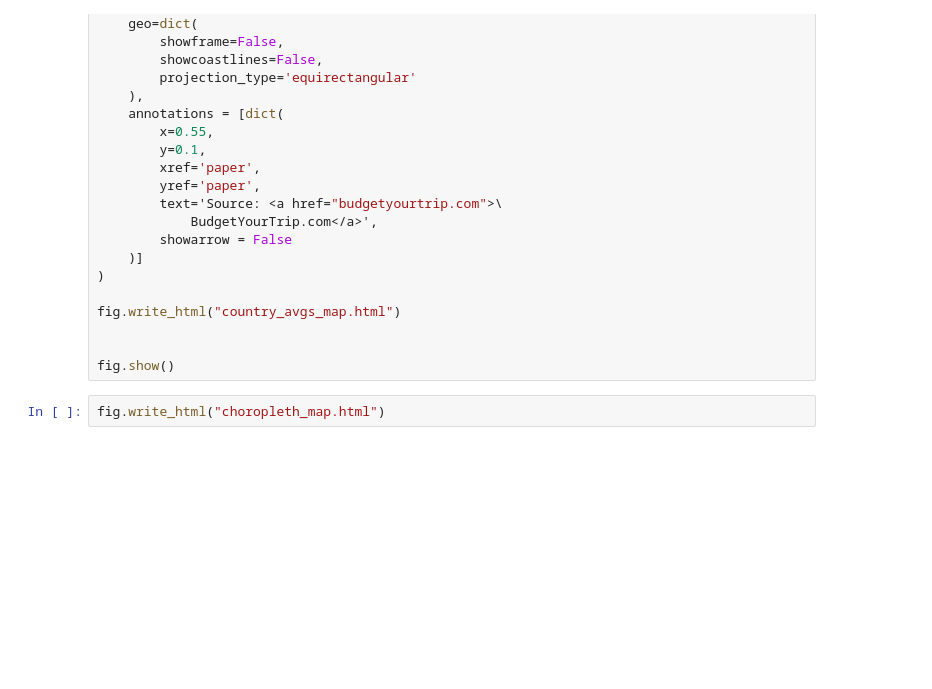
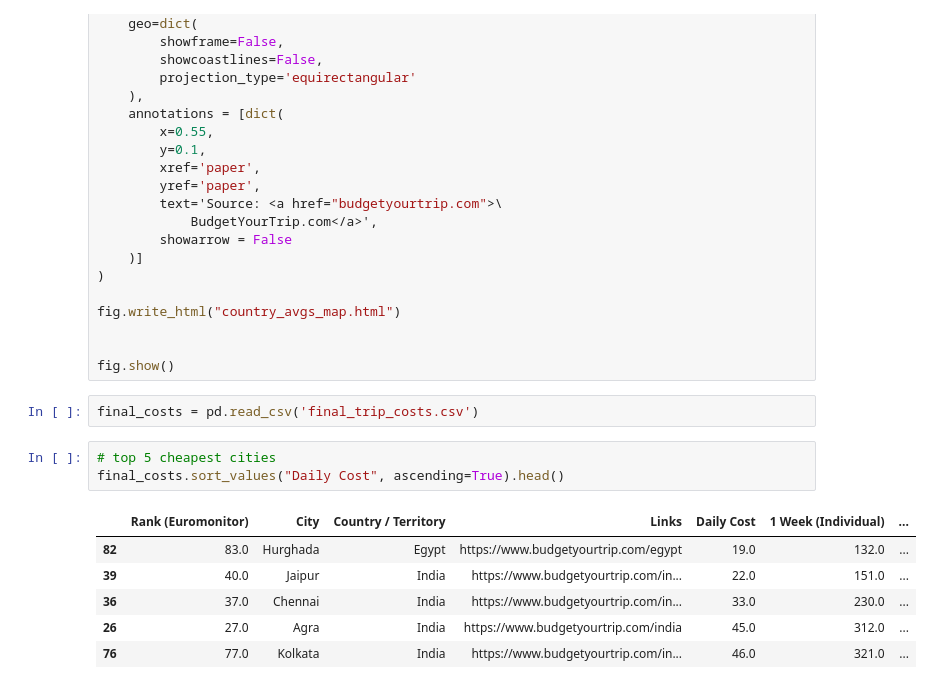
Before and after one commit to juneferre/travel_costs, a Jupyter notebook: analysis.ipynb, the cells around one changed output. Cells and saved outputs as stored; diff of their text form; blank space fills up the shorter version.

```diff
--- a/analysis.ipynb
+++ b/analysis.ipynb
@@ -52,5 +52,15 @@ fig.write_html("country_avgs_map.html")
 
 
 fig.show()
-# %%
-fig.write_html("choropleth_map.html")
+# %%
+final_costs = pd.read_csv('final_trip_costs.csv')
+# %%
+# top 5 cheapest cities
+final_costs.sort_values("Daily Cost", ascending=True).head()
+# %% [output]
+|  | Rank (Euromonitor) | City | Country / Territory | Links | Daily Cost | 1 Week (Individual) | ... |
+| 82 | 83.0 | Hurghada | Egypt | https://www.budgetyourtrip.com/egypt | 19.0 | 132.0 | ... |
+| 39 | 40.0 | Jaipur | India | https://www.budgetyourtrip.com/in... | 22.0 | 151.0 | ... |
+| 36 | 37.0 | Chennai | India | https://www.budgetyourtrip.com/in... | 33.0 | 230.0 | ... |
+| 26 | 27.0 | Agra | India | https://www.budgetyourtrip.com/india | 45.0 | 312.0 | ... |
+| 76 | 77.0 | Kolkata | India | https://www.budgetyourtrip.com/in... | 46.0 | 321.0 | ... |
```
Also changed, not shown: parts of 4 cells of this notebook, 2 other files.
